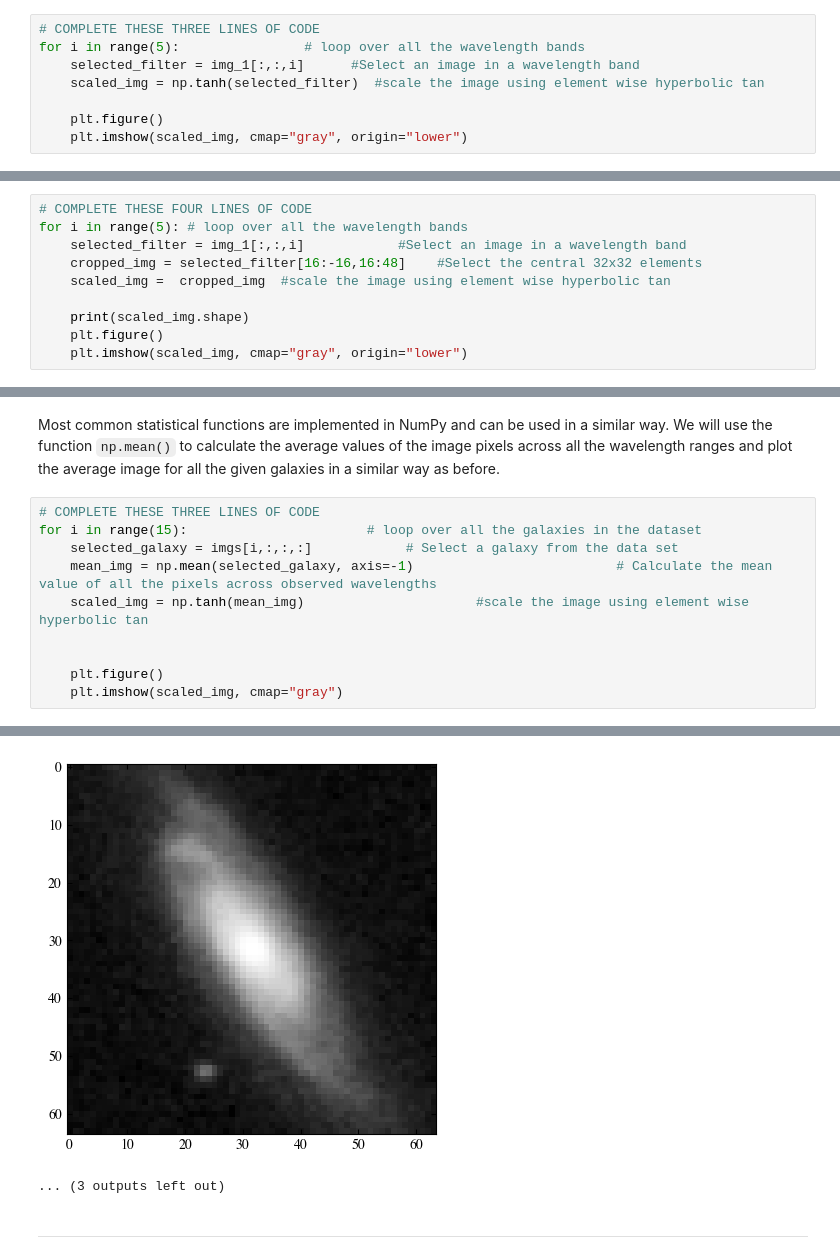
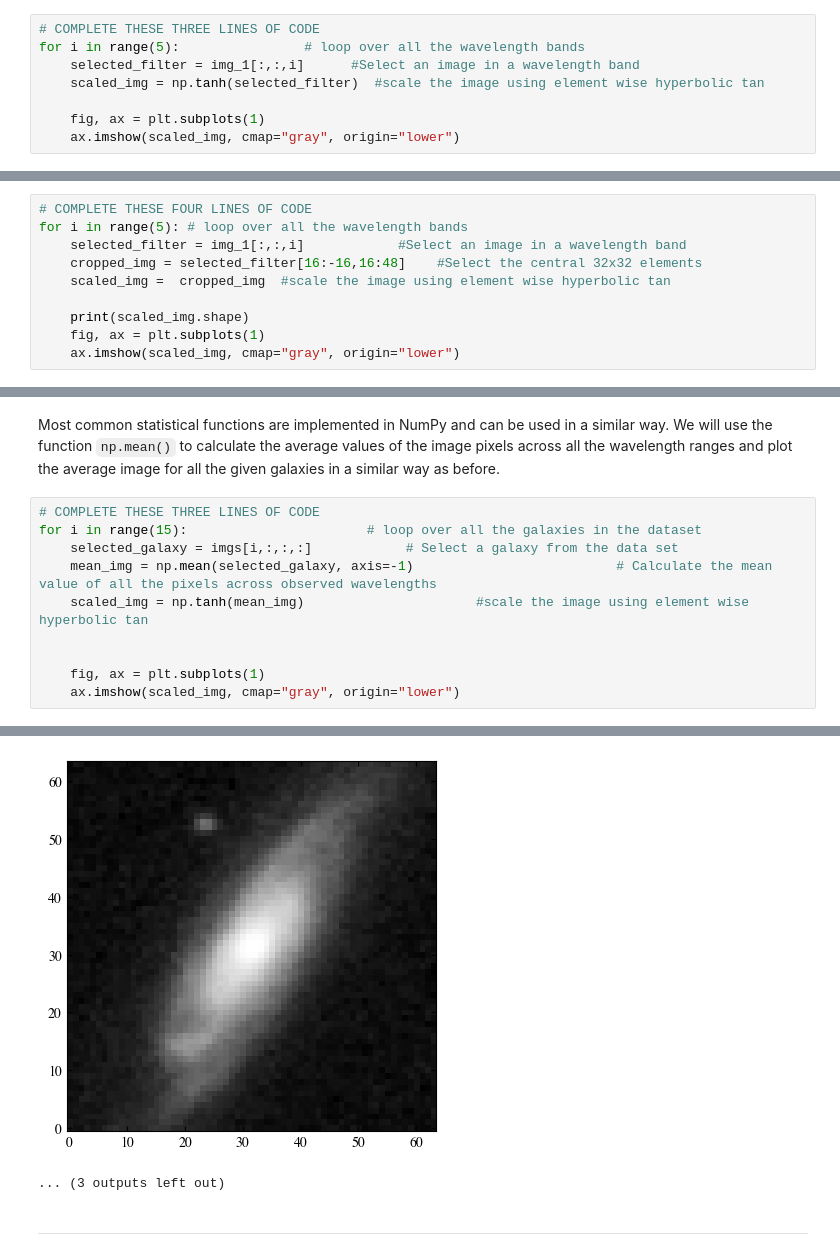
Before and after one commit to astropgh/python-boot-camp-2023, a Jupyter notebook: notebooks/03-NumpyBasics/solutions/solutions_numpy-basics-2.ipynb, the cells around one changed output, grey strips where cells are left out. Cells and saved outputs as stored; diff of their text form.

```diff
--- a/notebooks/03-NumpyBasics/solutions/solutions_numpy-basics-2.ipynb
+++ b/notebooks/03-NumpyBasics/solutions/solutions_numpy-basics-2.ipynb
@@ -121,8 +121,8 @@ for i in range(5):                # loop over all the wavelength bands
     selected_filter = img_1[:,:,i]      #Select an image in a wavelength band
     scaled_img = np.tanh(selected_filter)  #scale the image using element wise hyperbolic tan
 
-    plt.figure()
-    plt.imshow(scaled_img, cmap="gray", origin="lower")
+    fig, ax = plt.subplots(1)
+    ax.imshow(scaled_img, cmap="gray", origin="lower")
 # %% [output]
 [figure]
 [figure]
@@ -140,8 +140,8 @@ for i in range(5): # loop over all the wavelength bands
     scaled_img =  cropped_img  #scale the image using element wise hyperbolic tan
 
     print(scaled_img.shape)
-    plt.figure()
-    plt.imshow(scaled_img, cmap="gray", origin="lower")
+    fig, ax = plt.subplots(1)
+    ax.imshow(scaled_img, cmap="gray", origin="lower")
 # %% [output]
 (32, 32)
 (32, 32)
@@ -190,6 +190,6 @@ for i in range(15):                       # loop over all the galaxies in the da
     scaled_img = np.tanh(mean_img)                      #scale the image using element wise hyperbolic tan
 
 
-    plt.figure()
-    plt.imshow(scaled_img, cmap="gray")
+    fig, ax = plt.subplots(1)
+    ax.imshow(scaled_img, cmap="gray", origin="lower")
 # %% [output]
@@ -207,4 +207,4 @@ for i in range(15):                       # loop over all the galaxies in the da
-[figure, old version]
+[figure, new version]
 ... (3 outputs left out)
 # %% [markdown]
 --------
```
Also changed, not shown: parts of 10 cells of this notebook, 3 other files.
